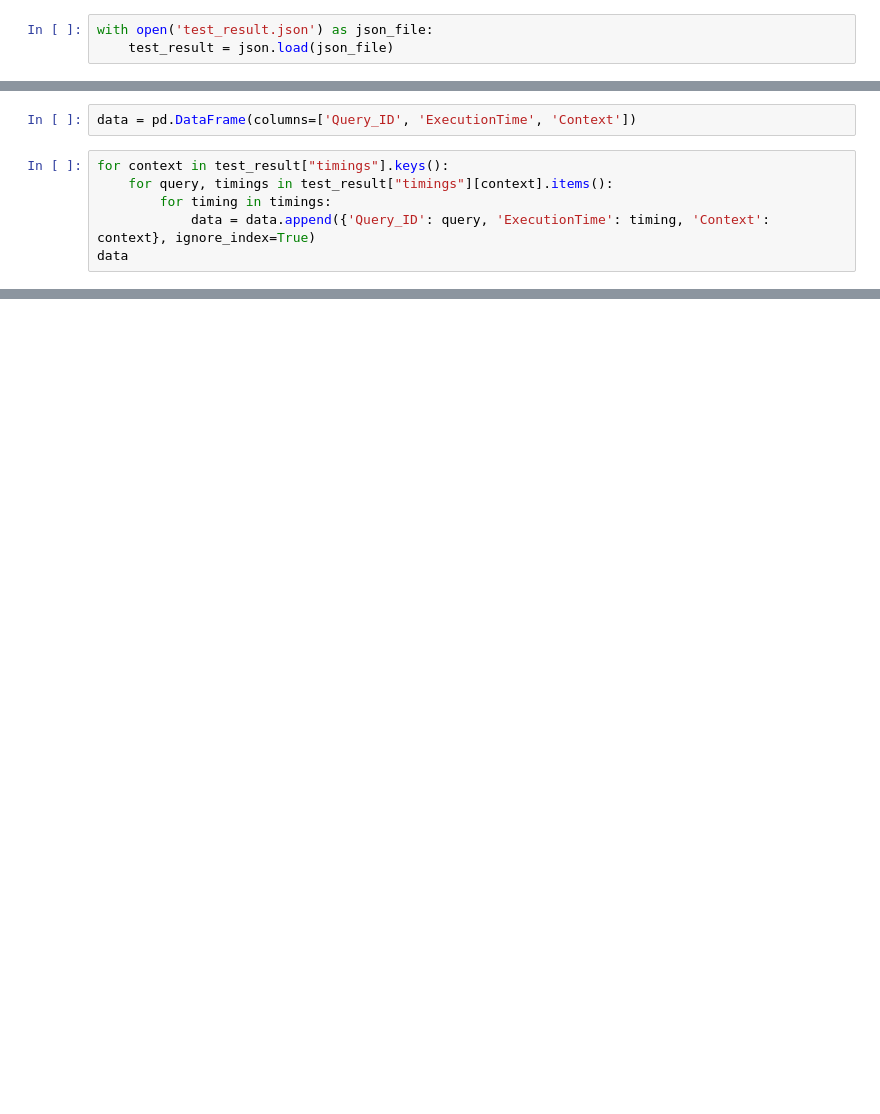
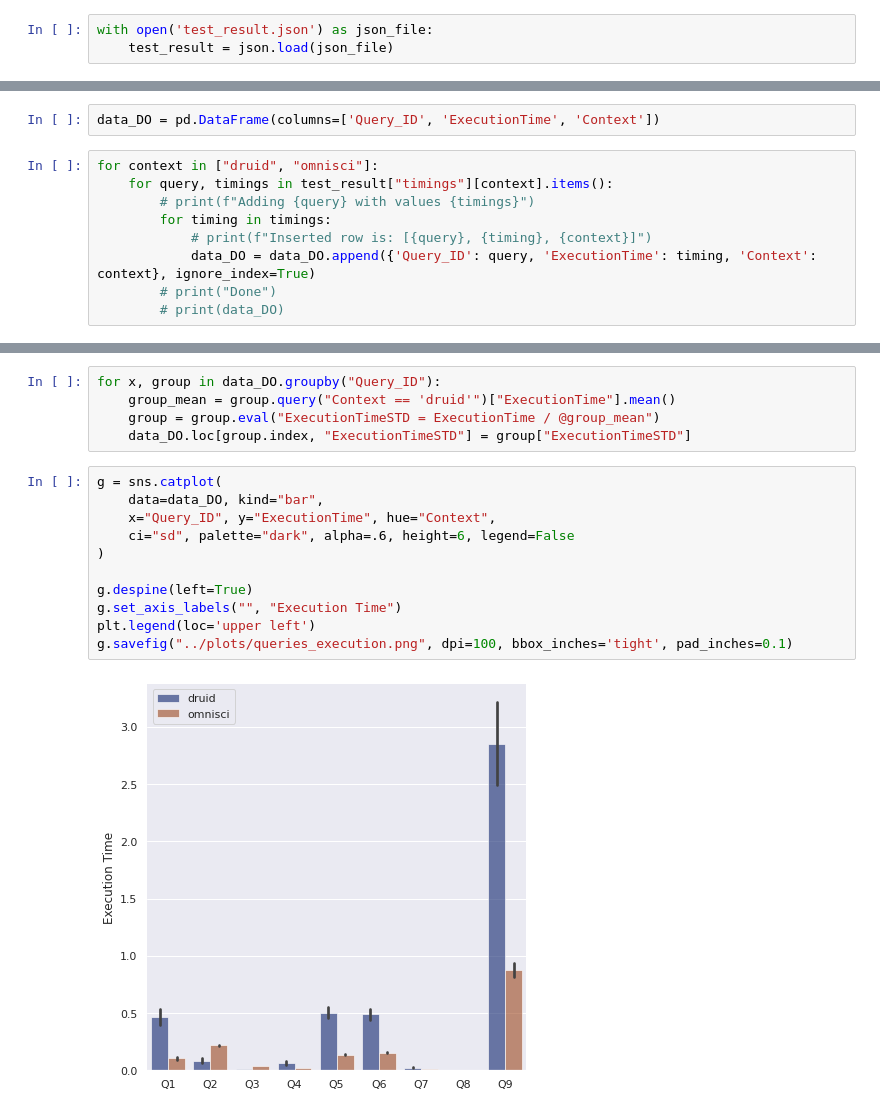
Before and after one commit to emanueledomingo/computer-science-thesis, a Jupyter notebook: notebooks/05_plot_results.ipynb, the cells around one changed output, grey strips where cells are left out. Drawn from its saved outputs; the diff is of its cells as text; blank space fills up the shorter version.

```diff
--- a/notebooks/05_plot_results.ipynb
+++ b/notebooks/05_plot_results.ipynb
@@ -62,8 +15,11 @@ plt.show()
 # %%
-data = pd.DataFrame(columns=['Query_ID', 'ExecutionTime', 'Context'])
+data_DO = pd.DataFrame(columns=['Query_ID', 'ExecutionTime', 'Context'])
 # %%
-for context in test_result["timings"].keys():
+for context in ["druid", "omnisci"]:
     for query, timings in test_result["timings"][context].items():
+        # print(f"Adding {query} with values {timings}")
         for timing in timings:
-            data = data.append({'Query_ID': query, 'ExecutionTime': timing, 'Context': context}, ignore_index=True)
-data
+            # print(f"Inserted row is: [{query}, {timing}, {context}]")
+            data_DO = data_DO.append({'Query_ID': query, 'ExecutionTime': timing, 'Context': context}, ignore_index=True)
+        # print("Done")
+        # print(data_DO)
@@ -83,0 +42,18 @@ data
+# %%
+for x, group in data_DO.groupby("Query_ID"):
+    group_mean = group.query("Context == 'druid'")["ExecutionTime"].mean()
+    group = group.eval("ExecutionTimeSTD = ExecutionTime / @group_mean")
+    data_DO.loc[group.index, "ExecutionTimeSTD"] = group["ExecutionTimeSTD"]
+# %%
+g = sns.catplot(
+    data=data_DO, kind="bar",
+    x="Query_ID", y="ExecutionTime", hue="Context",
+    ci="sd", palette="dark", alpha=.6, height=6, legend=False
+)
+
+g.despine(left=True)
+g.set_axis_labels("", "Execution Time")
+plt.legend(loc='upper left')
+g.savefig("../plots/queries_execution.png", dpi=100, bbox_inches='tight', pad_inches=0.1)
+# %% [output]
+[figure, added]
```
Also changed, not shown: parts of 14 cells of this notebook, 8 other files.
